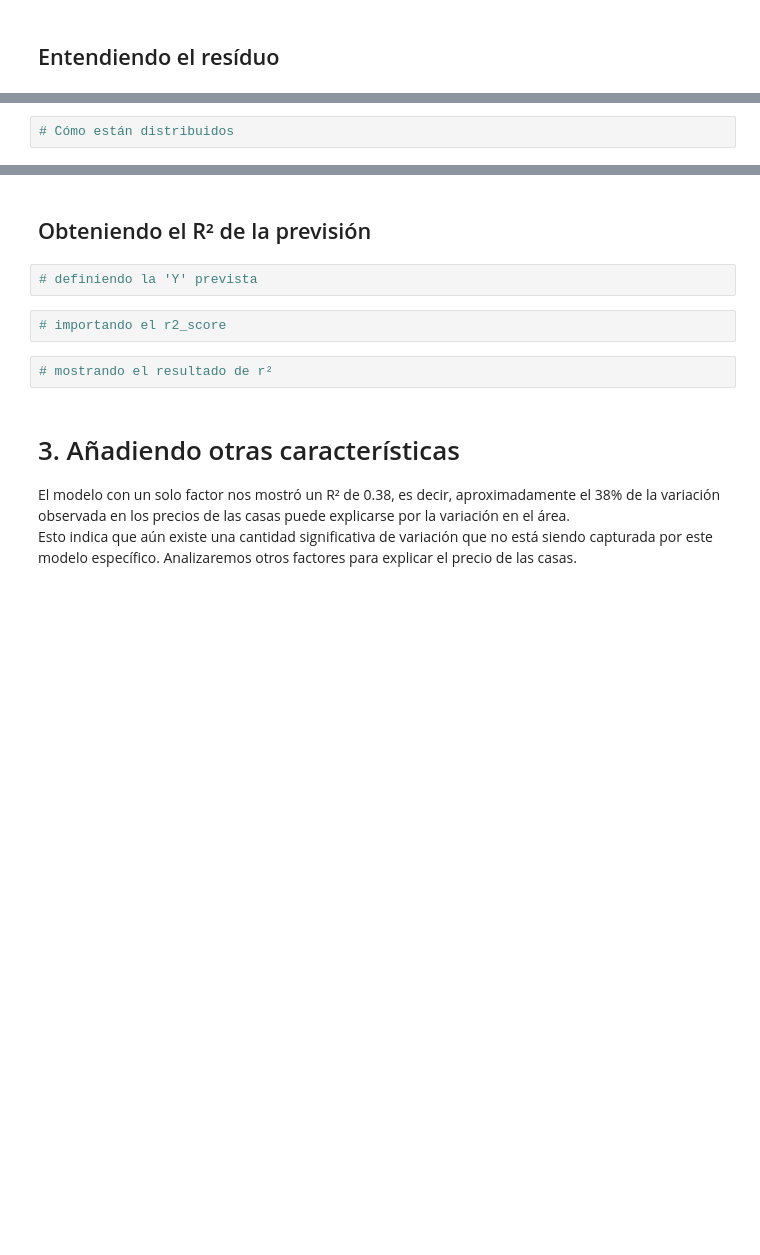
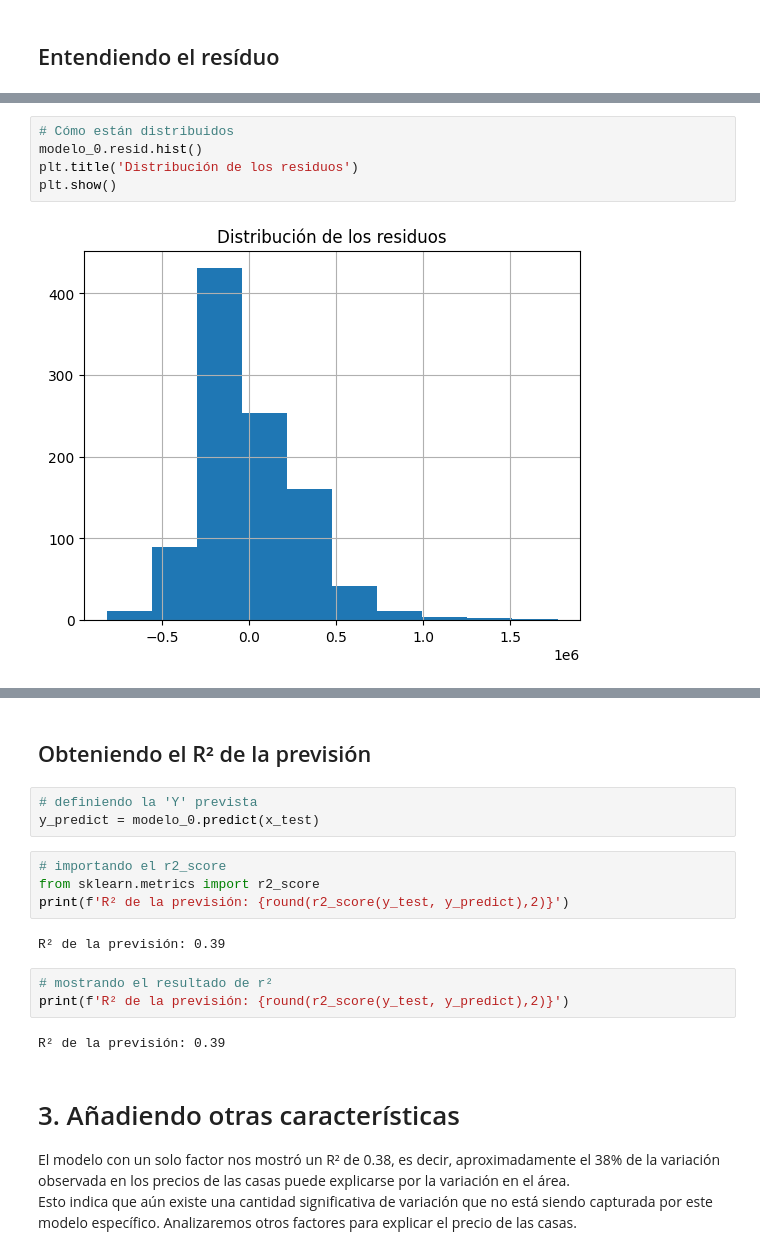
Before and after one commit to Cesar-Curitol/Relajaciones_con_regresion_lineal, a Jupyter notebook: precios_de_inmuebles_regresion_lineal.ipynb, the cells around one changed output, grey strips where cells are left out. Drawn from its saved outputs; the diff is of its cells as text; blank space fills up the shorter version.

```diff
--- a/precios_de_inmuebles_regresion_lineal.ipynb
+++ b/precios_de_inmuebles_regresion_lineal.ipynb
@@ -195,15 +239,28 @@ En este caso, recurrimos a la métrica R², el coeficiente de determinación. El
-# %%
-# Cómo están distribuidos
+# %%
+# Cómo están distribuidos
+modelo_0.resid.hist()
+plt.title('Distribución de los residuos')
+plt.show()
+# %% [output]
+[figure, added]
 # %% [markdown]
 <img src="https://i.ibb.co/zGTB35V/residuos.png" alt="residuos" border="0">
 # %% [markdown]
 ## Obteniendo el R² de la previsión
 # %%
 # definiendo la 'Y' prevista
+y_predict = modelo_0.predict(x_test)
-# %%
-# importando el r2_score
+# %%
+# importando el r2_score
+from sklearn.metrics import r2_score
+print(f'R² de la previsión: {round(r2_score(y_test, y_predict),2)}')
+# %% [output]
+R² de la previsión: 0.39
 # %%
 # mostrando el resultado de r²
+print(f'R² de la previsión: {round(r2_score(y_test, y_predict),2)}')
+# %% [output]
+R² de la previsión: 0.39
 # %% [markdown]
 # 3. Añadiendo otras características
 
```
Also changed, not shown: parts of 14 cells of this notebook.
